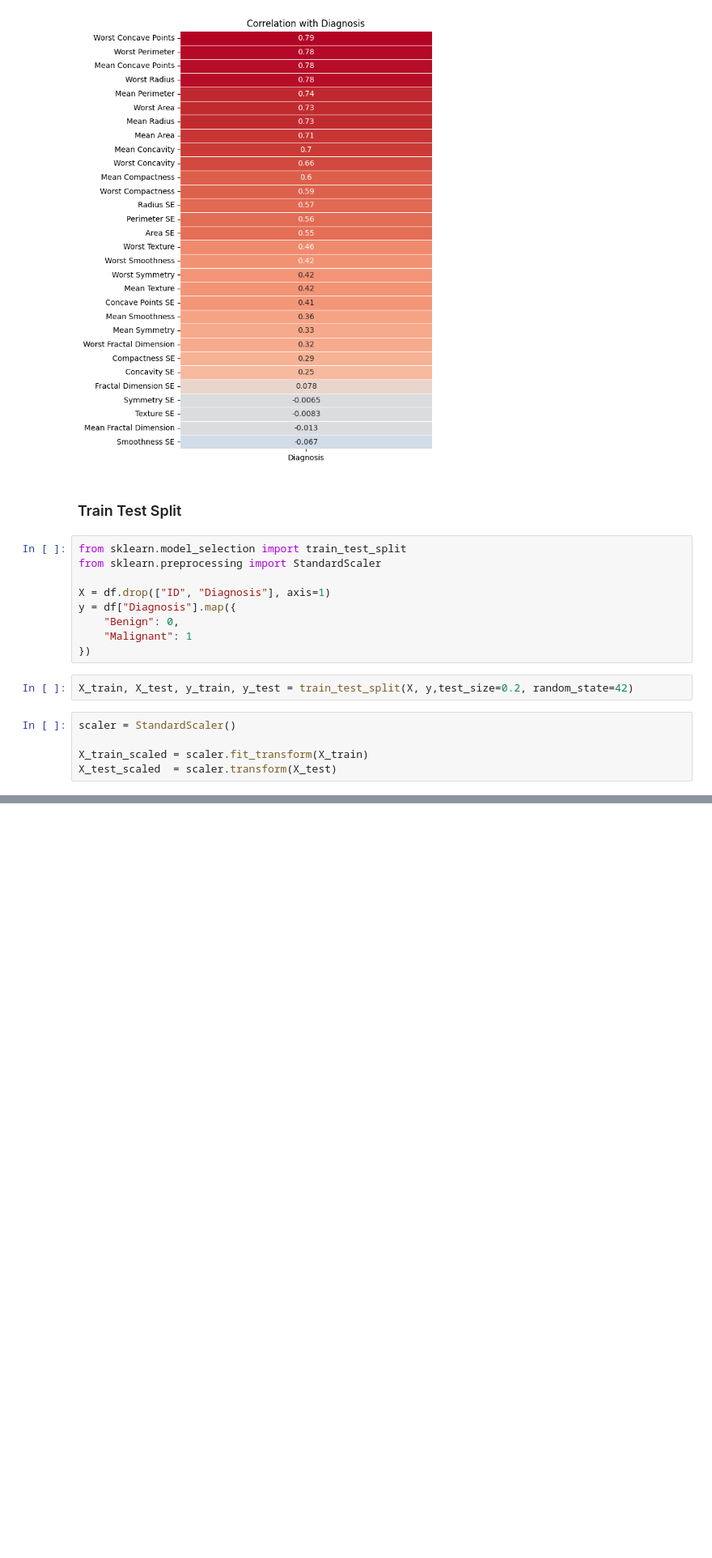
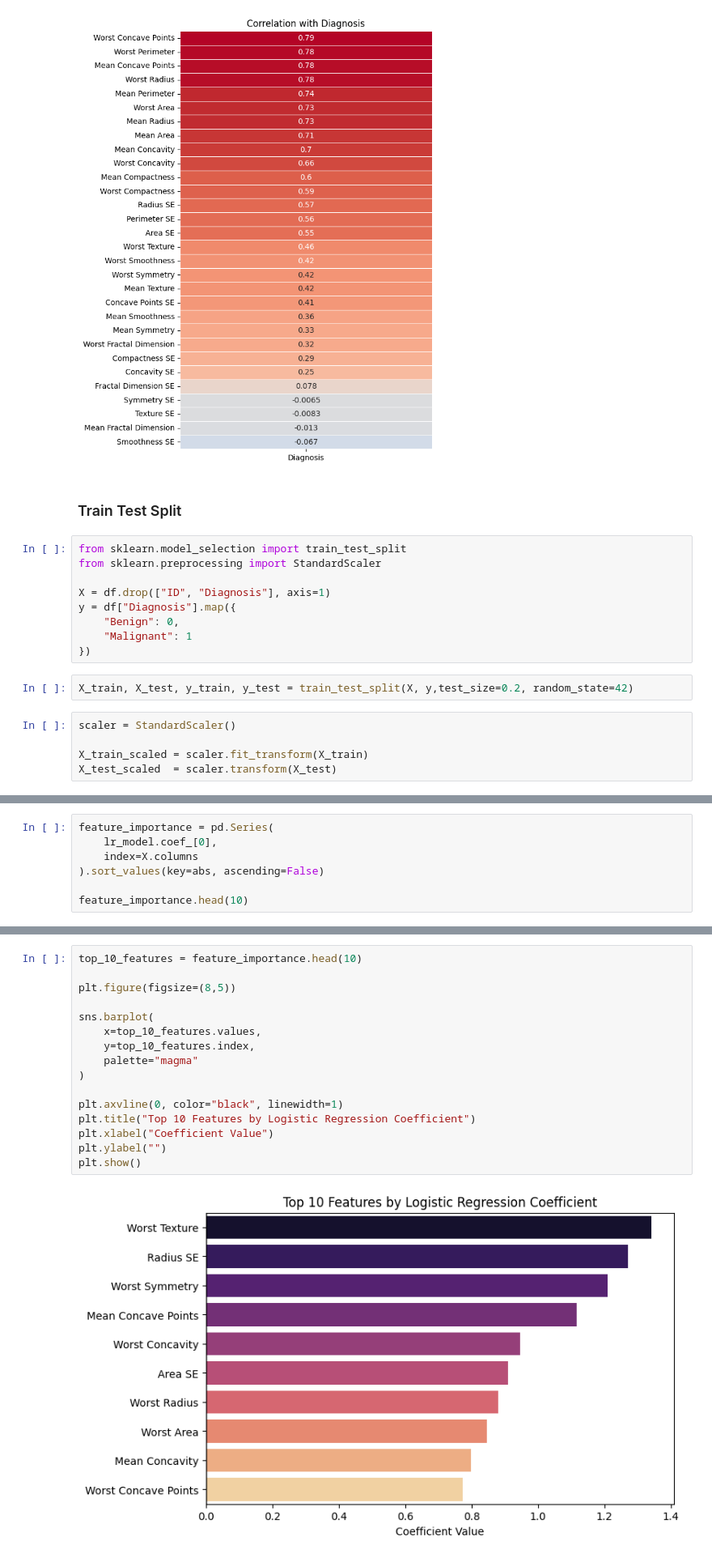
Before and after one commit to haricharnbytes/breast_cancer, a Jupyter notebook: breast_cancer.ipynb, the cells around one changed output, grey strips where cells are left out. Shown at 81% size. Drawn from its saved outputs; the diff is of its cells as text; blank space fills up the shorter version.

```diff
--- a/breast_cancer.ipynb
+++ b/breast_cancer.ipynb
@@ -225,0 +282,7 @@ X_test_scaled  = scaler.transform(X_test)
+# %%
+feature_importance = pd.Series(
+    lr_model.coef_[0],
+    index=X.columns
+).sort_values(key=abs, ascending=False)
+
+feature_importance.head(10)
@@ -225,0 +301,18 @@ X_test_scaled  = scaler.transform(X_test)
+# %%
+top_10_features = feature_importance.head(10)
+
+plt.figure(figsize=(8,5))
+
+sns.barplot(
+    x=top_10_features.values,
+    y=top_10_features.index,
+    palette="magma"
+)
+
+plt.axvline(0, color="black", linewidth=1)
+plt.title("Top 10 Features by Logistic Regression Coefficient")
+plt.xlabel("Coefficient Value")
+plt.ylabel("")
+plt.show()
+# %% [output]
+[figure, added]
```
Also changed, not shown: parts of 4 cells of this notebook.
